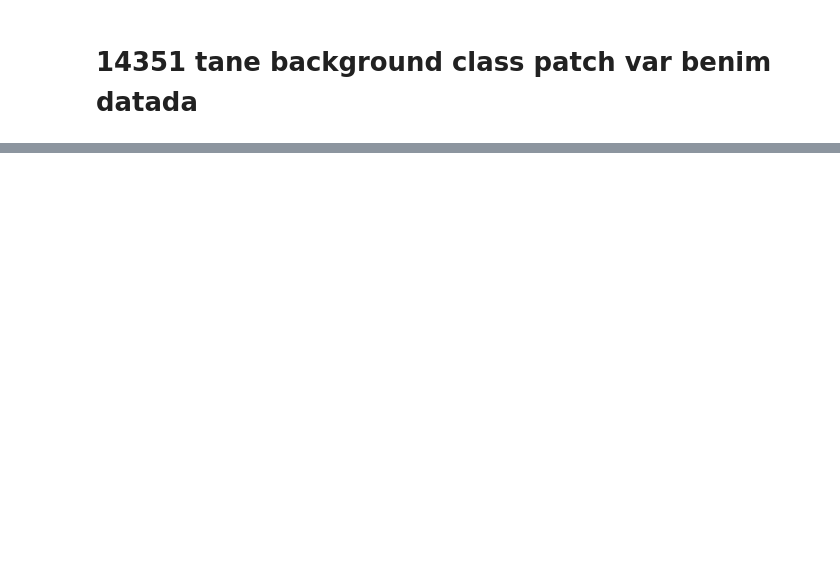
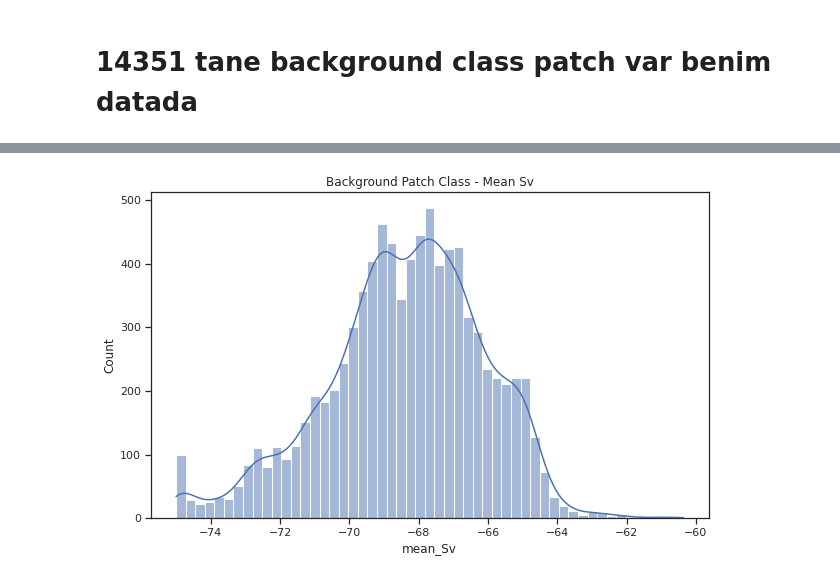
Before and after one commit to ahmetpala/UNET-Sampling, a Jupyter notebook: crimac_unet/Background Sampler.ipynb, the cells around one changed output, grey strips where cells are left out. Cells and saved outputs as stored; diff of their text form; code cells hidden in the pictures; blank space fills up the shorter version.

```diff
--- a/crimac_unet/Background Sampler.ipynb
+++ b/crimac_unet/Background Sampler.ipynb
@@ -190,0 +465,7 @@ mean Sandeel Sv = nan  median Sandeel Sv = nan
+# %%
+plt.figure(figsize=(10,6))
+sns.histplot(pdata[(pdata['class']=='background') & (pdata['nop_nan']==0)]['mean_Sv'], kde=True)
+plt.title('Background Patch Class - Mean Sv')
+plt.show()
+# %% [output]
+[figure, added]
```
Also changed, not shown: parts of 19 cells of this notebook, 2 other files.
